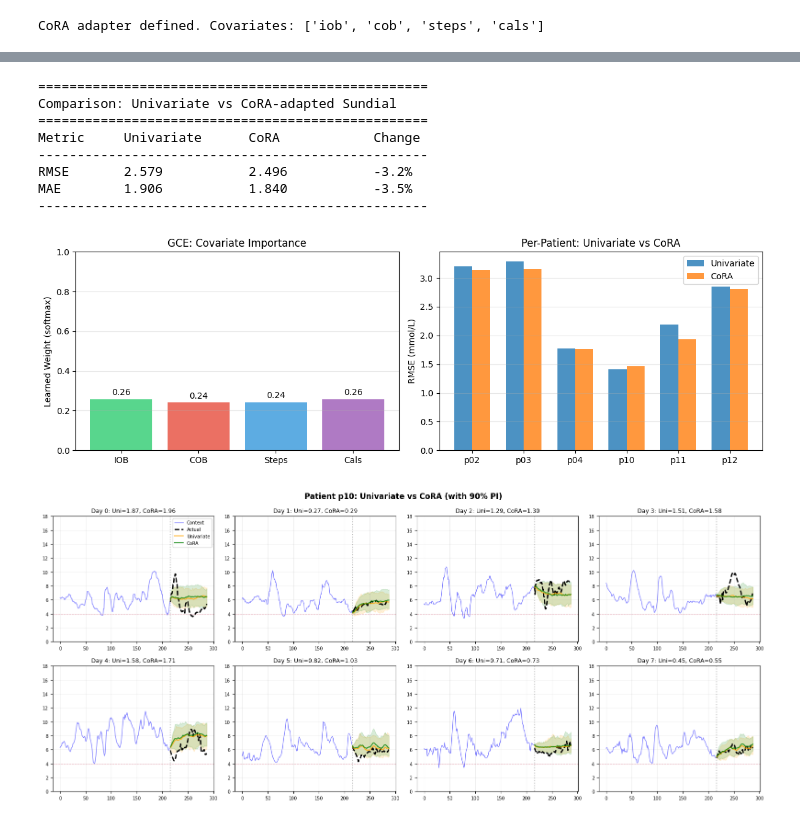
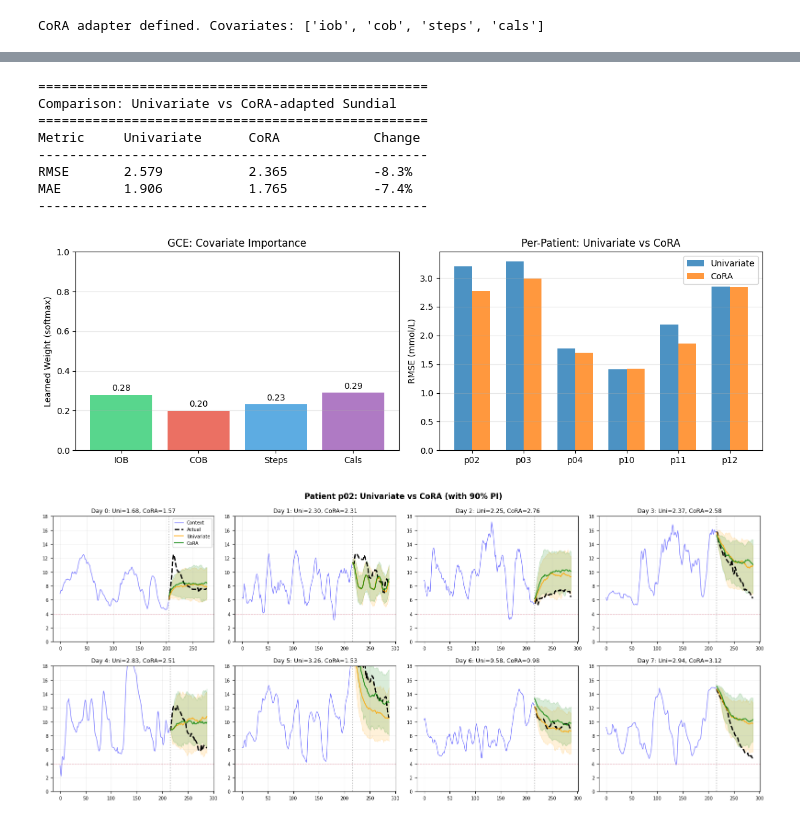
Before and after one commit to Blood-Glucose-Control/nocturnal-hypo-gly-prob-forecast, a Jupyter notebook: docs-internal/notebooks/4.14-ad-sundial-zs.ipynb, the cells around one changed output, grey strips where cells are left out. Saved outputs shown, nothing was run; the diff lists cells and outputs as text; code cells hidden in the pictures.

Commit message:
Ran 50 epochs

```diff
--- a/docs-internal/notebooks/4.14-ad-sundial-zs.ipynb
+++ b/docs-internal/notebooks/4.14-ad-sundial-zs.ipynb
@@ -380,7 +368,7 @@ print(f"Training on {len(train_days)} days with covariates")
 n_params = sum(p.numel() for p in adapter.parameters() if p.requires_grad)
 print(f"Trainable parameters: {n_params}")
 
-NUM_EPOCHS = 10
+NUM_EPOCHS = 50
 NUM_SAMPLES = 20  # Fewer samples during training for speed
 
 for epoch in range(NUM_EPOCHS):
@@ -483,8 +474,8 @@ Comparison: Univariate vs CoRA-adapted Sundial
 ==================================================
 Metric     Univariate      CoRA            Change
 --------------------------------------------------
-RMSE       2.579           2.496           -3.2%
-MAE        1.906           1.840           -3.5%
+RMSE       2.579           2.365           -8.3%
+MAE        1.906           1.765           -7.4%
 --------------------------------------------------
 # %%
 # Visualize learned GCE weights and compare predictions
@@ -533,10 +524,10 @@ ax.grid(axis="y", alpha=0.3)
 plt.tight_layout()
 plt.show()
 # %% [output]
-[figure, old version]
+[figure, new version]
 # %%
 # Plot example days comparing Univariate vs CoRA with 90% PI
-PATIENT = "p10"
+PATIENT = "p02"
 NCOLS = 4
 
 patient_cora = [r for r in cora_results if r["patient"] == PATIENT]
@@ -565,31 +556,31 @@ if num_days > 0:
         ax.plot(t_pred, target, "k--", lw=2, label="Actual")
 
         # Univariate with 90% PI
         ax.plot(t_pred, pred_uni, "orange", lw=1.5, alpha=0.8, label="Univariate")
         ax.fill_between(t_pred, cora_day["q05_uni"], cora_day["q95_uni"],
                         alpha=0.15, color="orange")
 
         # CoRA with 90% PI
         ax.plot(t_pred, pred_cora, "green", lw=1.5, alpha=0.8, label="CoRA")
         ax.fill_between(t_pred, cora_day["q05_cora"], cora_day["q95_cora"],
                         alpha=0.15, color="green")
 
         ax.axvline(len(context), color="gray", ls=":", alpha=0.5)
         ax.axhline(3.9, color="crimson", ls="--", alpha=0.3, lw=0.8)
 
         rmse_uni = compute_metrics(pred_uni, target)["rmse"]
         rmse_cora = compute_metrics(pred_cora, target)["rmse"]
         ax.set_title(f"Day {i}: Uni={rmse_uni:.2f}, CoRA={rmse_cora:.2f}", fontsize=9)
         ax.set_ylim(0, 18)
         ax.tick_params(labelsize=7)
         ax.grid(alpha=0.2)
 
     for j in range(num_days, len(axes)):
         axes[j].set_visible(False)
 
     axes[0].legend(fontsize=7, loc="upper right")
     fig.suptitle(f"Patient {PATIENT}: Univariate vs CoRA (with 90% PI)", fontsize=12, fontweight="bold")
     plt.tight_layout()
     plt.show()
 # %% [output]
-[figure, old version]
+[figure, new version]
```
Also changed, not shown: parts of 2 cells of this notebook.
